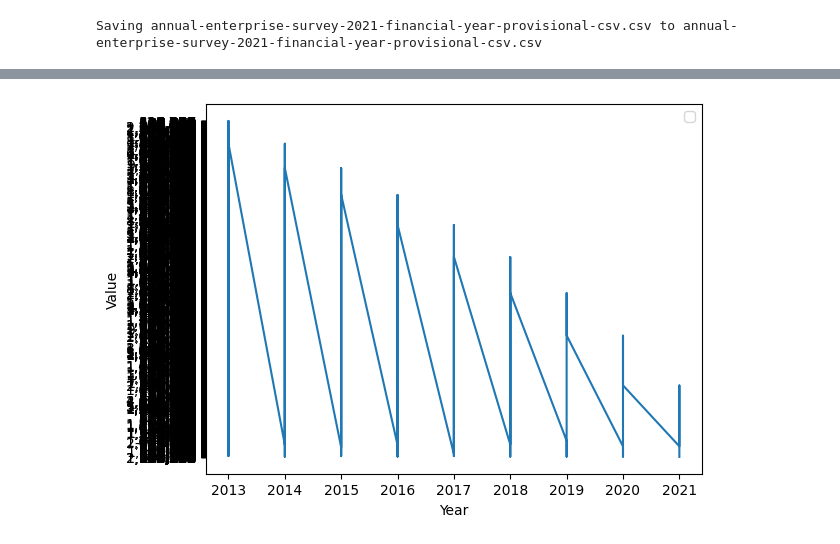
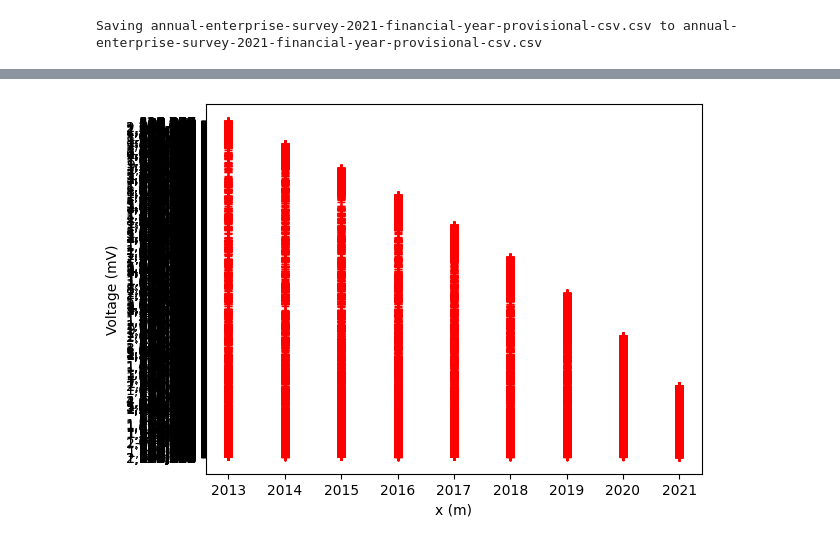
Before and after one commit to NgoHoangNhatMinh/SYPT, a Jupyter notebook: Data_Visualization.ipynb, the cells around one changed output, grey strips where cells are left out. Cells and saved outputs as stored; diff of their text form; code cells hidden in the pictures.

```diff
--- a/Data_Visualization.ipynb
+++ b/Data_Visualization.ipynb
@@ -32,5 +19,5 @@ df = pd.read_csv(io.BytesIO(uploaded_file))
 # %%
-plt.plot(df["Voltage"], df["x"], )
+plt.plot(df["Voltage"], df["Value"], "r+")
 plt.ylabel('Voltage (mV)')
 plt.xlabel('x (m)')
 plt.show()
@@ -39 +25 @@ WARNING:matplotlib.legend:No artists with labels found to put in legend.  Note t
-[figure, old version]
+[figure, new version]
```
Also changed, not shown: parts of 5 cells of this notebook.
